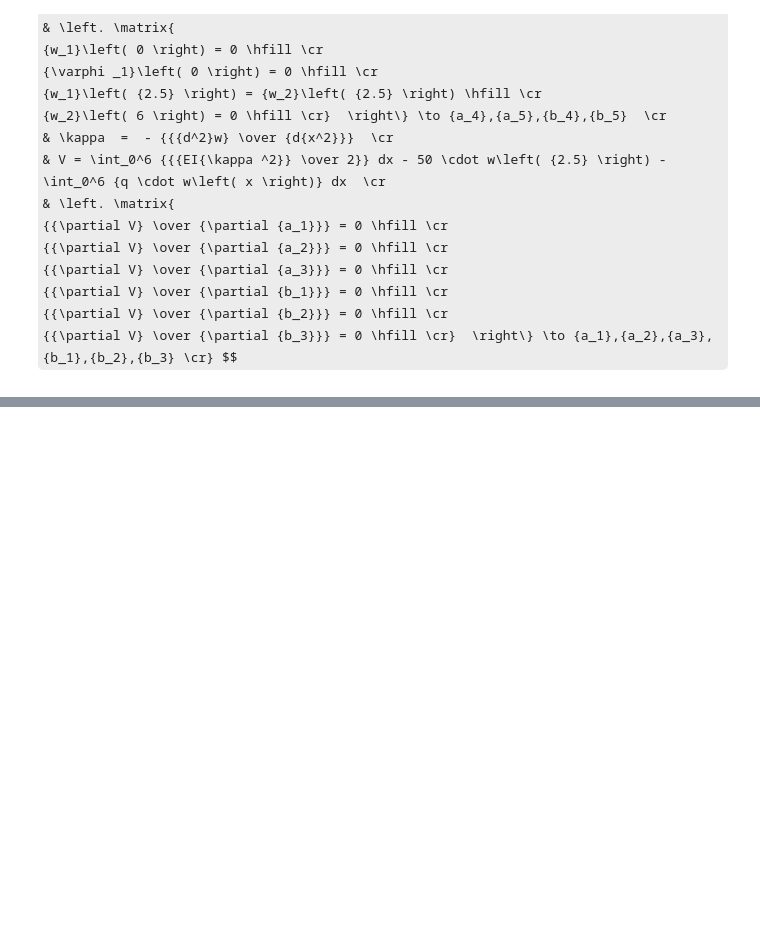
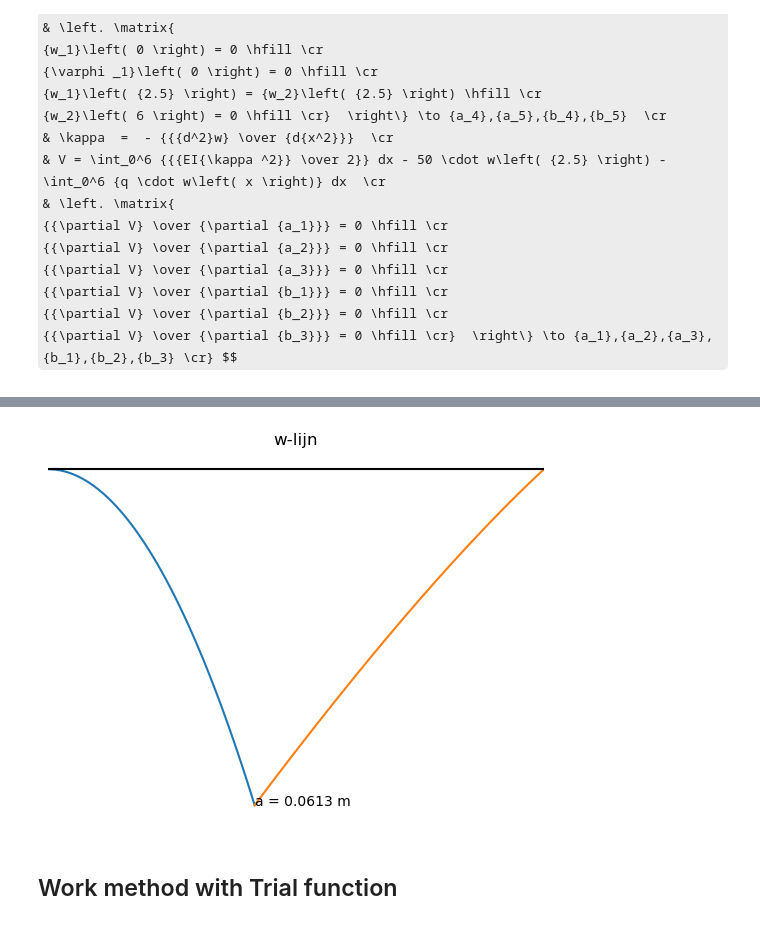
Before and after one commit to TeachBooks/sympy_mechanics, a Jupyter notebook: Examples_Structural_Mechanics_4/Vergelijking_methodes.ipynb, the cells around one changed output, grey strips where cells are left out. Saved outputs shown, nothing was run; the diff lists cells and outputs as text; code cells hidden in the pictures; some formulas as TeX source; blank space fills up the shorter version.

```diff
--- a/Examples_Structural_Mechanics_4/Vergelijking_methodes.ipynb
+++ b/Examples_Structural_Mechanics_4/Vergelijking_methodes.ipynb
@@ -263,16 +345,26 @@ phi1 = -w1.diff(x)
 phi2 = -w2.diff(x)
 eq1 = sp.Eq(w1.subs(x,0),0)
 eq2 = sp.Eq(phi1.subs(x,0),0)
-eq3 = sp.Eq(w1.subs(x,2.5),w2.subs(x,2.5))
-eq4 = sp.Eq(w2.subs(x,6),0)
+eq3 = sp.nsimplify(sp.Eq(w1.subs(x,2.5),w2.subs(x,2.5)))
+eq4 = sp.nsimplify(sp.Eq(w2.subs(x,6),0))
 sol = sp.solve((eq1,eq2,eq3,eq4),(a4,a5,b4,b5))
 display(sol)
 w1 = w1.subs(sol)
 w2 = w2.subs(sol)
 
-V = 2e4/2*(sp.integrate((-w1.diff(x,2))**2,(x,0,2.5))+sp.integrate((-w2.diff(x,2))**2,(x,2.5,6)) ) - 50 * w1.subs(x,2.5) - sp.integrate(5 * w1,(x,0,2.5))- sp.integrate(5 * w2,(x,2.5,6))
-display(V)
+display(-w1.diff(x,2))
+display(-w2.diff(x,2))
 
+display(w1)
+display(sp.nsimplify(w2))
+
+E_v = 2e4/2*(sp.integrate(sp.nsimplify((-w1.diff(x,2))**2),(x,0,2.5))+sp.integrate((-w2.diff(x,2))**2,(x,2.5,6)) )
+display(E_v)
+
+E_p = 50 * w1.subs(x,2.5) + sp.integrate(sp.nsimplify(5 * w1),(x,0,2.5))+ sp.integrate(5 * w2,(x,2.5,6))
+display(E_p)
+
+V = E_v - E_p
 eq5 = sp.Eq(V.diff(a1) ,0)
 eq6 = sp.Eq(V.diff(a2) ,0)
 eq7 = sp.Eq(V.diff(a3) ,0)
@@ -281,6 +373,12 @@ eq9 = sp.Eq(V.diff(b2) ,0)
 eq10 = sp.Eq(V.diff(b3) ,0)
 
 sol = sp.solve((eq5,eq6,eq7,eq8,eq9,eq10),(a1,a2,a3,b1,b2,b3))
+display(sol[a1])
+display(sol[a2])
+display(sol[a3])
+display(sol[b1])
+display(sol[b2])
+display(sol[b3])
 
 w1_sol=w1.subs(sol)
 w2_sol=w2.subs(sol)
@@ -298,0 +405,21 @@ $\displaystyle 0.0165201822916667$
+# %%
+import numpy as np
+import matplotlib.pyplot as plt
+x1_plot = np.linspace(0,  2.5, 50)
+x2_plot = np.linspace(2.5, 6, 70)
+w1_numpy = sp.lambdify(x, w1.subs([(a1,1e-5),(a2,-1e-4),(a3,1e-2),(b1,1e-5),(b2,-1e-4),(b3,1e-3)]))
+w2_numpy = sp.lambdify(x, w2.subs([(a1,1e-5),(a2,-1e-4),(a3,1e-2),(b1,1e-5),(b2,-1e-4),(b3,1e-3)]))
+w1_plot = w1_numpy(x1_plot)
+w2_plot = w2_numpy(x2_plot)
+plt.plot(x1_plot,w1_plot)
+plt.plot(x2_plot,w2_plot)
+plt.gca().invert_yaxis()
+plt.title("w-lijn")
+plt.axhline(0 , color='black')
+plt.xlim(0 , 6)
+plt.annotate('a = %.4f m' % w1_numpy(2.5), xy = [2.5, w1_numpy(2.5)])
+plt.axis('off');
+# %% [output]
+[figure, added]
+# %% [markdown]
+## Work method with Trial function
```
Also changed, not shown: parts of 9 cells of this notebook.
